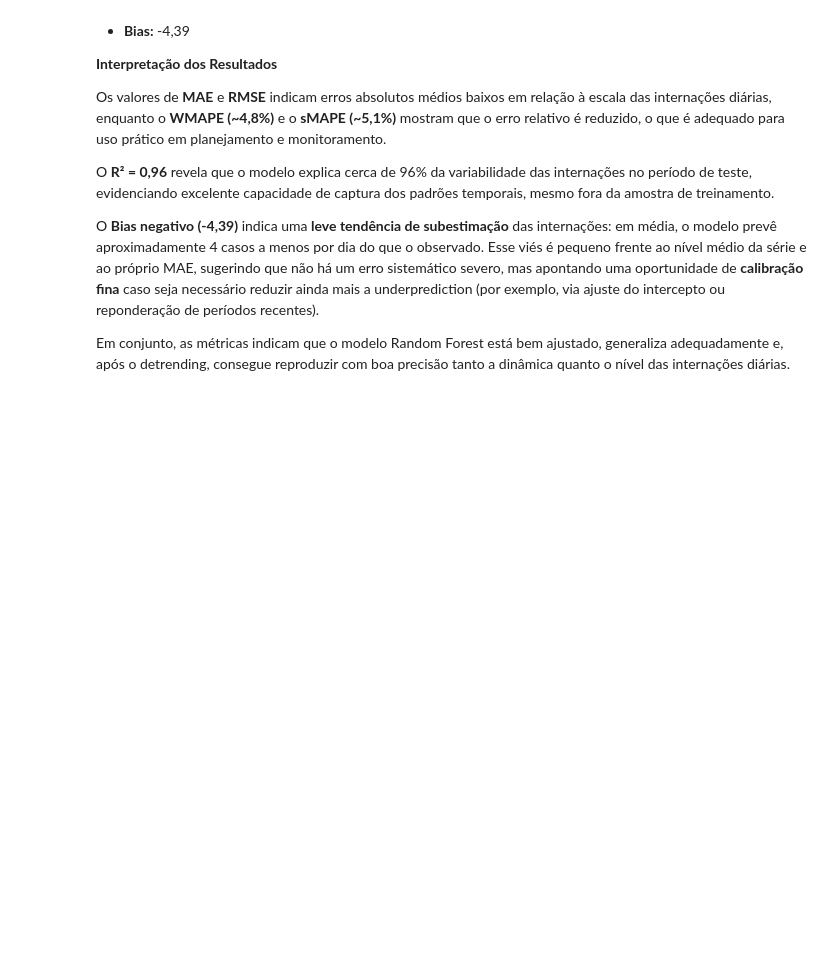
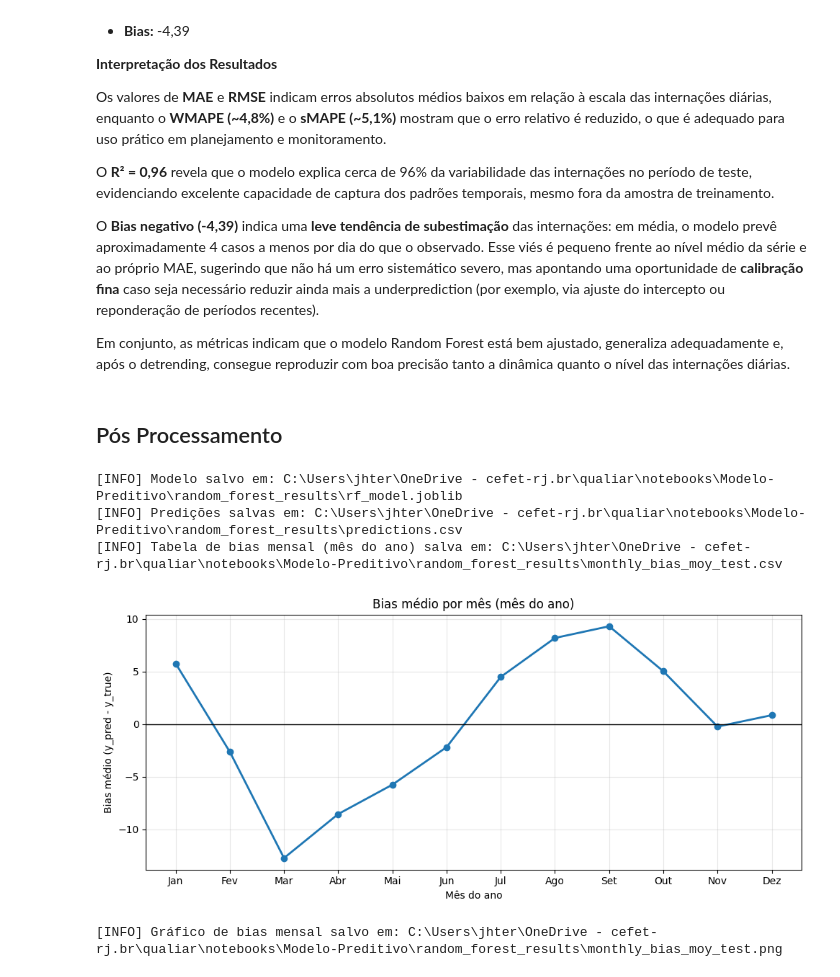
Before and after one commit to AILAB-CEFET-RJ/qualiar, a Jupyter notebook: notebooks/Modelo-Preditivo/Random_Forest.ipynb, the cells around one changed output. Cells and saved outputs as stored; diff of their text form; code cells hidden in the pictures; blank space fills up the shorter version.

```diff
--- a/notebooks/Modelo-Preditivo/Random_Forest.ipynb
+++ b/notebooks/Modelo-Preditivo/Random_Forest.ipynb
@@ -969,3 +965,5 @@ O **R² = 0,96** revela que o modelo explica cerca de 96% da variabilidade das i
 O **Bias negativo (-4,39)** indica uma **leve tendência de subestimação** das internações: em média, o modelo prevê aproximadamente 4 casos a menos por dia do que o observado. Esse viés é pequeno frente ao nível médio da série e ao próprio MAE, sugerindo que não há um erro sistemático severo, mas apontando uma oportunidade de **calibração fina** caso seja necessário reduzir ainda mais a underprediction (por exemplo, via ajuste do intercepto ou reponderação de períodos recentes).
 
 Em conjunto, as métricas indicam que o modelo Random Forest está bem ajustado, generaliza adequadamente e, após o detrending, consegue reproduzir com boa precisão tanto a dinâmica quanto o nível das internações diárias.
+# %% [markdown]
+## Pós Processamento
@@ -971,0 +995,16 @@ Em conjunto, as métricas indicam que o modelo Random Forest está bem ajustado,
+# %%
+def compute_monthly_bias_moy(pred_df: pd.DataFrame) -> pd.DataFrame:
+    """
+    Calcula o Bias médio por MÊS DO ANO (sazonalidade de Bias).
+    Retorna tabela com colunas: mes (1..12), bias_medio.
+    """
+    df = pred_df.copy()
+    df["data_dia"] = pd.to_datetime(df.index)
+    df["erro"] = df["y_pred"] - df["y_true"]
+    grp = df.groupby(df["data_dia"].dt.month)["erro"].mean().rename("bias_medio")
+    out = grp.reset_index().rename(columns={"data_dia": "mes"})
+    # Labels de mês (PT-BR curtinho)
+    month_labels = {1:"Jan",2:"Fev",3:"Mar",4:"Abr",5:"Mai",6:"Jun",
+                    7:"Jul",8:"Ago",9:"Set",10:"Out",11:"Nov",12:"Dez"}
+    out["mes_label"] = out["mes"].map(month_labels)
+    return out[["mes", "mes_label", "bias_medio"]]
@@ -971,0 +1035,28 @@ Em conjunto, as métricas indicam que o modelo Random Forest está bem ajustado,
+# %%
+OUTPUT_DIR = Path("random_forest_results")
+OUTPUT_DIR.mkdir(parents=True, exist_ok=True)
+
+# 1) Salvar modelo treinado
+model_path = OUTPUT_DIR / "rf_model.joblib"
+dump(out_rf["model"], model_path)
+print(f"[INFO] Modelo salvo em: {model_path.resolve()}")
+
+# 2) Salvar predições (train + test) em CSV
+preds_csv = save_predictions_csv(out_rf["train_pred_df"], out_rf["test_pred_df"], OUTPUT_DIR)
+print(f"[INFO] Predições salvas em: {preds_csv.resolve()}")
+
+# 3) Bias médio mensal (mês do ano) usando o TESTE
+monthly_bias_df = compute_monthly_bias_moy(out_rf["test_pred_df"])
+monthly_bias_csv = OUTPUT_DIR / "monthly_bias_moy_test.csv"
+monthly_bias_df.to_csv(monthly_bias_csv, index=False, encoding="utf-8")
+print(f"[INFO] Tabela de bias mensal (mês do ano) salva em: {monthly_bias_csv.resolve()}")
+
+monthly_bias_png = OUTPUT_DIR / "monthly_bias_moy_test.png"
+plot_monthly_bias_moy(monthly_bias_df, output_path=monthly_bias_png)
+print(f"[INFO] Gráfico de bias mensal salvo em: {monthly_bias_png.resolve()}")
+# %% [output]
+[INFO] Modelo salvo em: C:\Users\jhter\OneDrive - cefet-rj.br\qualiar\notebooks\Modelo-Preditivo\random_forest_results\rf_model.joblib
+[INFO] Predições salvas em: C:\Users\jhter\OneDrive - cefet-rj.br\qualiar\notebooks\Modelo-Preditivo\random_forest_results\predictions.csv
+[INFO] Tabela de bias mensal (mês do ano) salva em: C:\Users\jhter\OneDrive - cefet-rj.br\qualiar\notebooks\Modelo-Preditivo\random_forest_results\monthly_bias_moy_test.csv
+[figure, added]
+[INFO] Gráfico de bias mensal salvo em: C:\Users\jhter\OneDrive - cefet-rj.br\qualiar\notebooks\Modelo-Preditivo\random_forest_results\monthly_bias_moy_test.png
```
Also changed, not shown: parts of 12 cells of this notebook, 9 other files.
